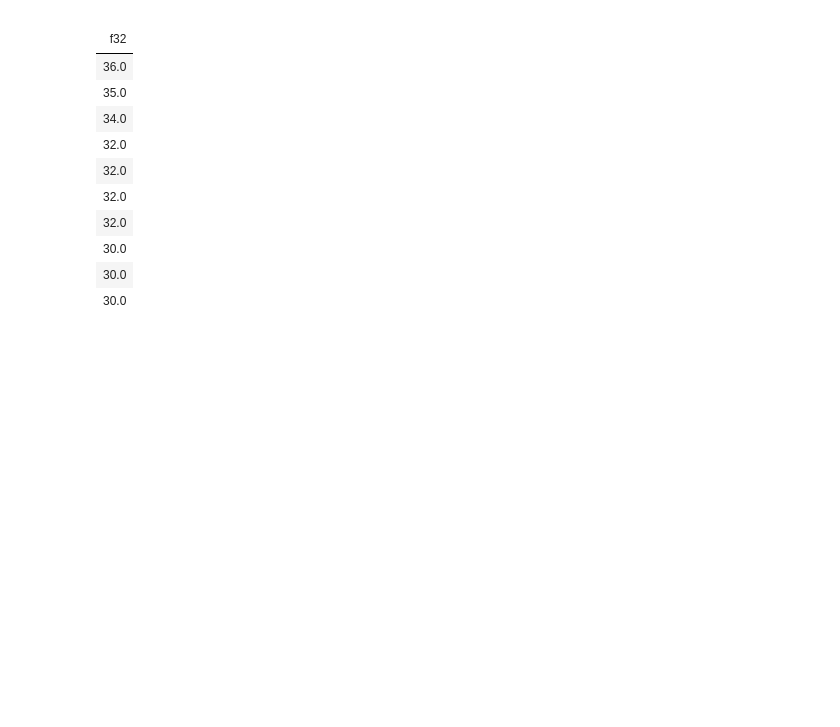
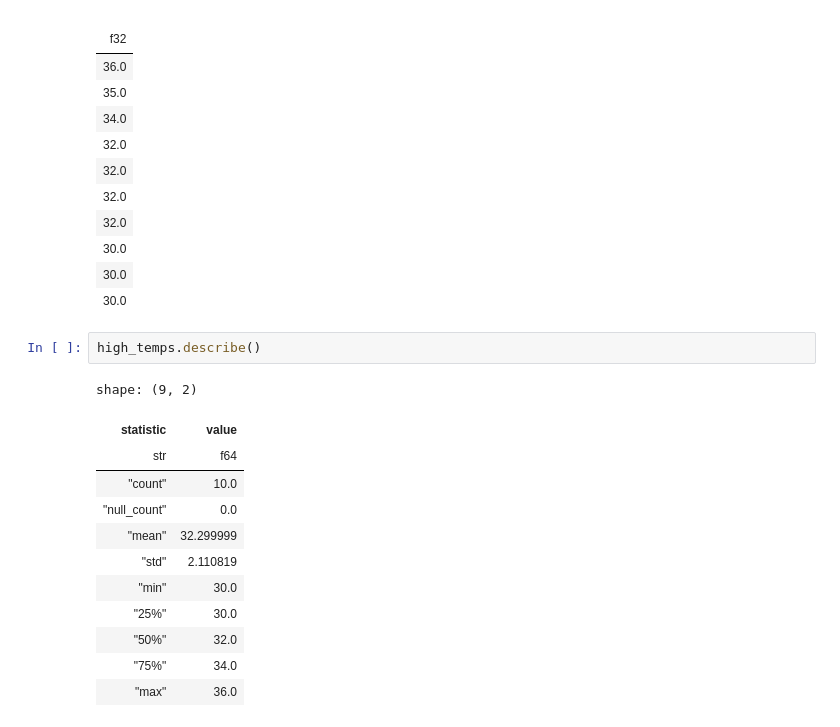
Before and after one commit to opagani/2024-08Aug-25-polars, a Jupyter notebook: LernerPython - 2024-08Aug-25-polars.ipynb, the cells around one changed output. Saved outputs shown, nothing was run; the diff lists cells and outputs as text; blank space fills up the shorter version.

```diff
--- a/LernerPython - 2024-08Aug-25-polars.ipynb
+++ b/LernerPython - 2024-08Aug-25-polars.ipynb
@@ -378,3 +378,18 @@ shape: (10,)
 | 30.0 |
 | 30.0 |
 | 30.0 |
+# %%
+high_temps.describe()
+# %% [output]
+shape: (9, 2)
+| statistic | value |
+| str | f64 |
+| "count" | 10.0 |
+| "null_count" | 0.0 |
+| "mean" | 32.299999 |
+| "std" | 2.110819 |
+| "min" | 30.0 |
+| "25%" | 30.0 |
+| "50%" | 32.0 |
+| "75%" | 34.0 |
+| "max" | 36.0 |
```
Also changed, not shown: parts of 3 cells of this notebook.
